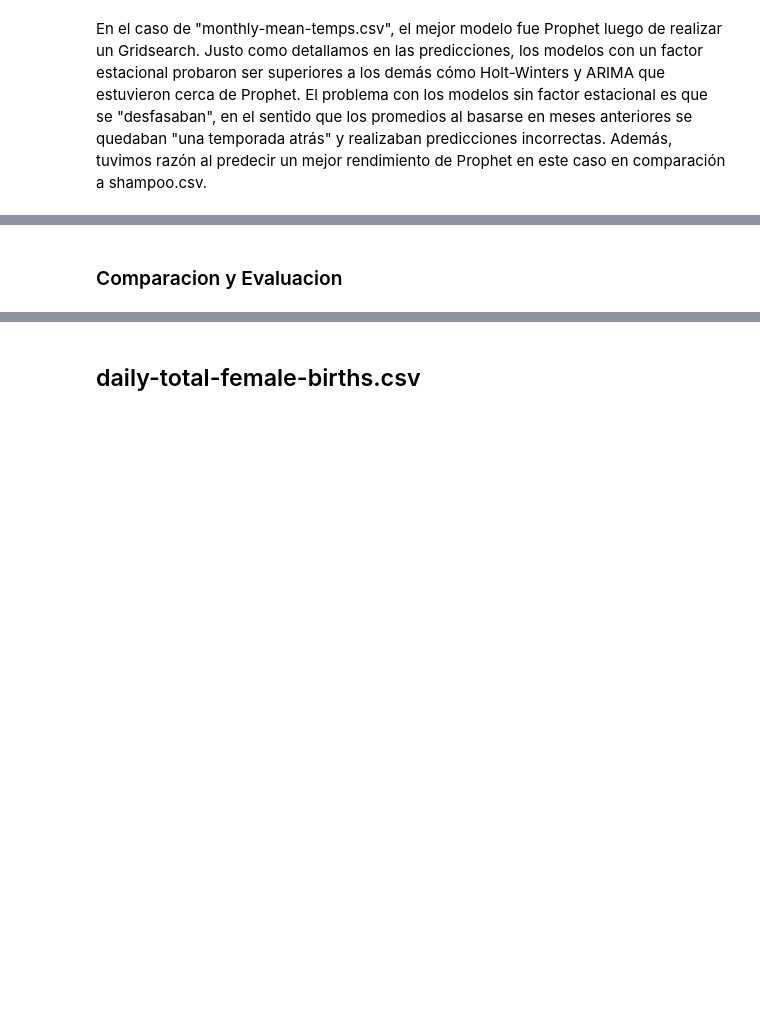
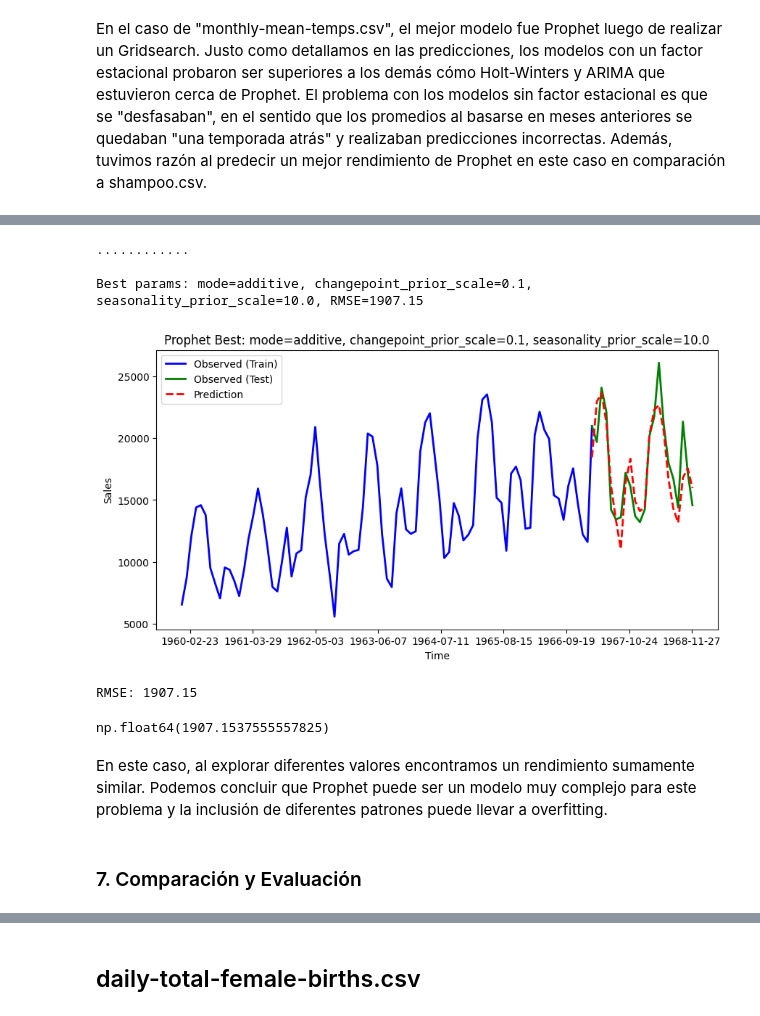
Before and after one commit to Its-Japo/DataScience, a Jupyter notebook: Lab1/main.ipynb, the cells around one changed output, grey strips where cells are left out. Drawn from its saved outputs; the diff is of its cells as text; code cells hidden in the pictures; blank space fills up the shorter version.

```diff
--- a/Lab1/main.ipynb
+++ b/Lab1/main.ipynb
@@ -1295,35 +1371,74 @@ plot_walk_forward(
 # %%
 from prophet import Prophet
+import numpy as np
 
 # Ensure index is datetime
 if not pd.api.types.is_datetime64_any_dtype(train.index):
     train = train.copy()
     test = test.copy()
     train['Month'] = pd.date_range(start='1960-01', periods=len(train), freq='MS')
     test['Month'] = pd.date_range(start=train['Month'].iloc[-1] + pd.offsets.MonthBegin(1), periods=len(test), freq='MS')
     train.set_index('Month', inplace=True)
     test.set_index('Month', inplace=True)
 
 train_prophet = train.reset_index().rename(columns={train.index.name or 'index': 'ds', 'Sales': 'y'})
 test_prophet = test.reset_index().rename(columns={test.index.name or 'index': 'ds', 'Sales': 'y'})
 train_prophet['ds'] = pd.to_datetime(train_prophet['ds'])
 test_prophet['ds'] = pd.to_datetime(test_prophet['ds'])
 
-history = train_prophet.copy()
-preds = []
-for t in range(len(test)):
-    m = Prophet(yearly_seasonality=True, weekly_seasonality=False, daily_seasonality=False)
-    m.fit(history)
-    future = pd.DataFrame({'ds': [test_prophet['ds'].iloc[t]]})
-    forecast = m.predict(future)
-    pred = forecast['yhat'].values[0]
-    preds.append(pred)
-    history = pd.concat([history, test_prophet.iloc[[t]]], ignore_index=True)
+seasonality_modes = ['additive', 'multiplicative']
+changepoint_scales = [0.01, 0.1, 0.5]
+seasonality_prior_scales = [1.0, 10.0]
+
+best_rmse = float('inf')
+best_params = None
+best_preds = None
+
+for mode in seasonality_modes:
+    for cps in changepoint_scales:
+        for sps in seasonality_prior_scales:
+            history = train_prophet.copy()
+            preds = []
+            try:
+                for t in range(len(test)):
+                    m = Prophet(
+                        yearly_seasonality=True,
+                        weekly_seasonality=False,
+                        daily_seasonality=False,
+                        seasonality_mode=mode,
+                        changepoint_prior_scale=cps,
+                        seasonality_prior_scale=sps
+                    )
+                    m.fit(history)
+                    future = pd.DataFrame({'ds': [test_prophet['ds'].iloc[t]]})
+                    forecast = m.predict(future)
+                    pred = forecast['yhat'].values[0]
+                    preds.append(pred)
+                    history = pd.concat([history, test_prophet.iloc[[t]]], ignore_index=True)
+                rmse = np.sqrt(mean_squared_error(test['Sales'], preds))
+                if rmse < best_rmse:
+                    best_rmse = rmse
+                    best_params = (mode, cps, sps)
+                    best_preds = preds
+                print('.', end='', flush=True)
+            except Exception:
+                print('x', end='', flush=True)
+
+print(f"\n\nBest params: mode={best_params[0]}, changepoint_prior_scale={best_params[1]}, seasonality_prior_scale={best_params[2]}, RMSE={best_rmse:.2f}")
 
 plot_walk_forward(
-    train, test, preds, col='Sales',
-    title="Walk Forward Validation: Prophet (default)",
+    train, test, best_preds, col='Sales',
+    title=f"Prophet Best: mode={best_params[0]}, changepoint_prior_scale={best_params[1]}, seasonality_prior_scale={best_params[2]}",
     ylabel="Sales"
 )
+# %% [output]
+............
+
+Best params: mode=additive, changepoint_prior_scale=0.1, seasonality_prior_scale=10.0, RMSE=1907.15
+[figure, added]
+RMSE: 1907.15
+np.float64(1907.1537555557825)
+# %% [markdown]
+En este caso, al explorar diferentes valores encontramos un rendimiento sumamente similar. Podemos concluir que Prophet puede ser un modelo muy complejo para este problema y la inclusión de diferentes patrones puede llevar a overfitting.
 # %% [markdown]
-### Comparacion y Evaluacion
+### 7. Comparación y Evaluación
```
Also changed, not shown: parts of 29 cells of this notebook.
